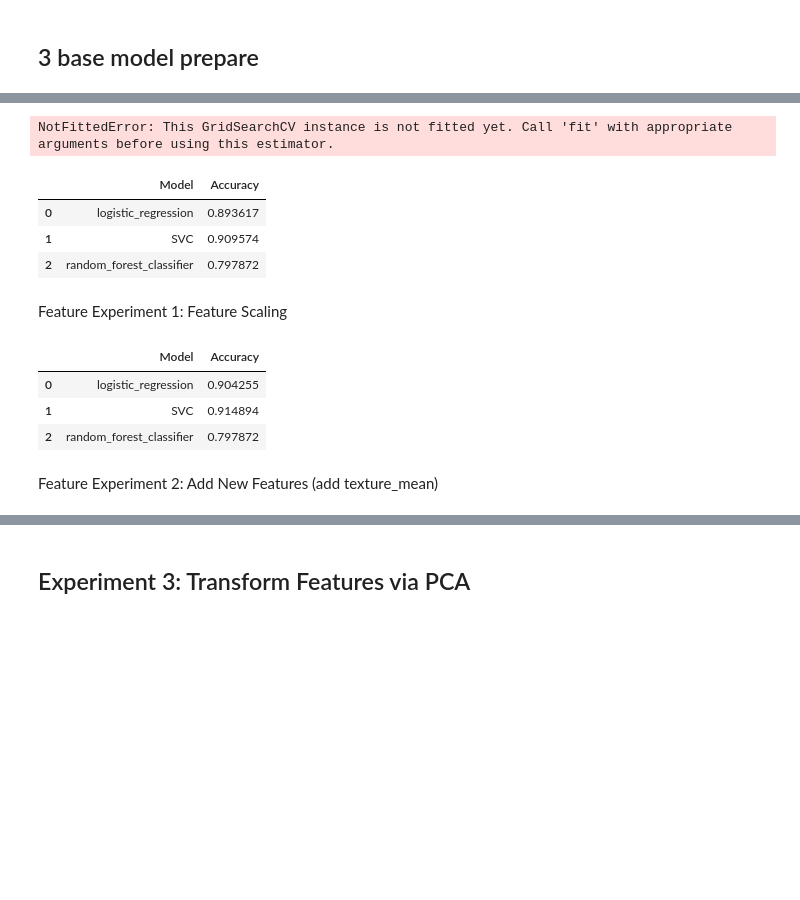
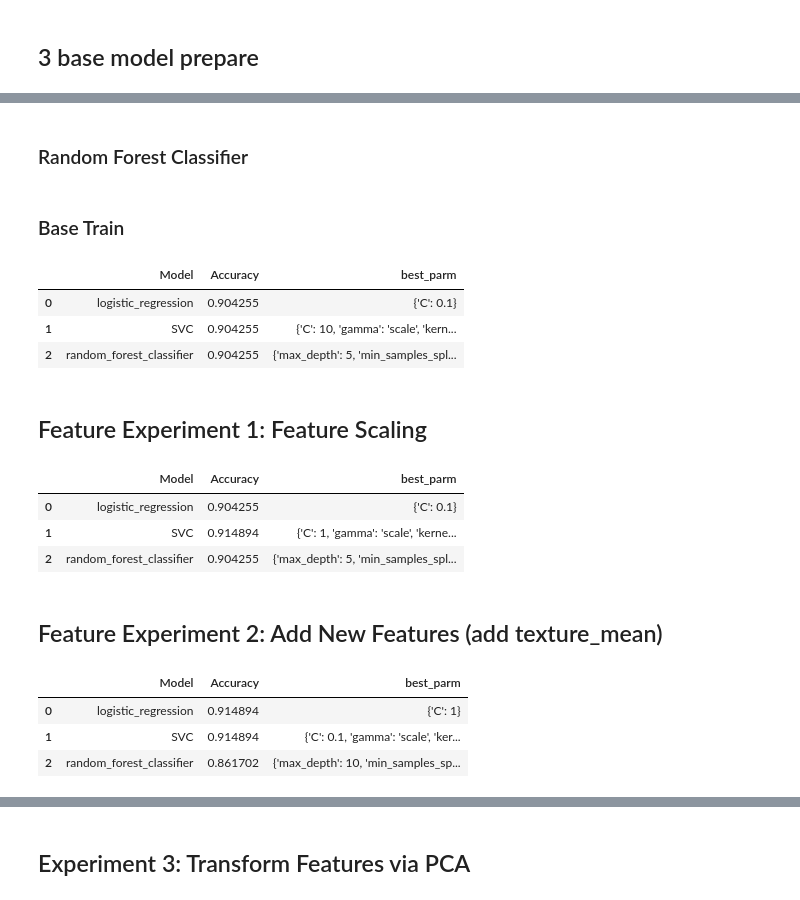
Before and after one commit to andrewlee-29/cancer_classifier, a Jupyter notebook: TrainModel.ipynb, the cells around one changed output, grey strips where cells are left out. Cells and saved outputs as stored; diff of their text form; code cells hidden in the pictures; blank space fills up the shorter version.

Commit message:
correction experiment 5

```diff
--- a/TrainModel.ipynb
+++ b/TrainModel.ipynb
@@ -24,2 +26,5 @@ df.head(3)
+# %%
+all_model_accuracies_df = pd.DataFrame(columns=['Model', 'Base Model',"experiment 1","experiment 2","experiment 3","experiment 4","experiment 5"])
+all_model_accuracies_df['Model'] =['logistic_regression','SVC','random_forest_classifier']
 # %% [markdown]
 ## 3 base model prepare
@@ -54,2 +66,4 @@ def Svc_tranAndPredict(X,y,model_dict):
+# %% [markdown]
+### Random Forest Classifier
 # %%
 #Random Forest Classifier
@@ -63,23 +84,48 @@ def Rfc_tranAndPredict(X,y,model_dict):
+# %% [markdown]
+### Base Train
 # %%
 # X, y = df.drop('diagnosis', axis=1), df[['diagnosis']]
 X, y = df[["radius_mean"]], df[['diagnosis']]
 model_dict = {}
-
-logR_tranAndPredict(X,y,model_dict)
-Svc_tranAndPredict(X,y,model_dict)
-Rfc_tranAndPredict(X,y,model_dict)
+parm_list={}
+logR_tranAndPredict(X,y,model_dict,parm_list)
+Svc_tranAndPredict(X,y,model_dict,parm_list)
+Rfc_tranAndPredict(X,y,model_dict,parm_list)
-# %% [output]
-NotFittedError: This GridSearchCV instance is not fitted yet. Call 'fit' with appropriate arguments before using this estimator.
+# %%
+model_accuracies_df = pd.DataFrame(columns=['Model', 'Accuracy',"best_parm"])
+model_accuracies_df['Model'] = model_dict.keys()
+model_accuracies_df['Accuracy'] = model_dict.values()
+model_accuracies_df['best_parm'] = parm_list.values()
+# store to total results table
+all_model_accuracies_df['Base Model']= model_dict.values()
+#show current results
+model_accuracies_df
+# %% [output]
+|  | Model | Accuracy | best_parm |
+| 0 | logistic_regression | 0.904255 | {'C': 0.1} |
+| 1 | SVC | 0.904255 | {'C': 10, 'gamma': 'scale', 'kern... |
+| 2 | random_forest_classifier | 0.904255 | {'max_depth': 5, 'min_samples_spl... |
+# %% [markdown]
+## Feature Experiment 1: Feature Scaling
+# %%
+X, y = df[["radius_mean"]]**2, df[['diagnosis']]
+model_dict = {}
+parm_list={}
+logR_tranAndPredict(X,y,model_dict,parm_list)
+Svc_tranAndPredict(X,y,model_dict,parm_list)
+Rfc_tranAndPredict(X,y,model_dict,parm_list)
 # %%
-model_accuracies_df = pd.DataFrame(columns=['Model', 'Accuracy'])
+model_accuracies_df = pd.DataFrame(columns=['Model', 'Accuracy',"best_parm"])
 model_accuracies_df['Model'] = model_dict.keys()
-model_accuracies_df['Default model'] = model_dict.values()
+model_accuracies_df['Accuracy'] = model_dict.values()
+model_accuracies_df['best_parm'] = parm_list.values()
+all_model_accuracies_df['experiment 1']= model_dict.values()
 model_accuracies_df
 # %% [output]
-|  | Model | Accuracy |
-| 0 | logistic_regression | 0.893617 |
-| 1 | SVC | 0.909574 |
-| 2 | random_forest_classifier | 0.797872 |
+|  | Model | Accuracy | best_parm |
+| 0 | logistic_regression | 0.904255 | {'C': 0.1} |
+| 1 | SVC | 0.914894 | {'C': 1, 'gamma': 'scale', 'kerne... |
+| 2 | random_forest_classifier | 0.904255 | {'max_depth': 5, 'min_samples_spl... |
-# %% [markdown]
-Feature Experiment 1: Feature Scaling
+# %% [markdown]
+## Feature Experiment 2: Add New Features (add texture_mean)
 # %%
@@ -92,12 +140,12 @@ Rfc_tranAndPredict(X,y,model_dict)
 # %%
-model_accuracies_df = pd.DataFrame(columns=['Model', 'Accuracy'])
+model_accuracies_df = pd.DataFrame(columns=['Model', 'Accuracy',"best_parm"])
 model_accuracies_df['Model'] = model_dict.keys()
 model_accuracies_df['Accuracy'] = model_dict.values()
+model_accuracies_df['best_parm'] = parm_list.values()
+all_model_accuracies_df['experiment 2']= model_dict.values()
 model_accuracies_df
 # %% [output]
-|  | Model | Accuracy |
-| 0 | logistic_regression | 0.904255 |
-| 1 | SVC | 0.914894 |
-| 2 | random_forest_classifier | 0.797872 |
+|  | Model | Accuracy | best_parm |
+| 0 | logistic_regression | 0.914894 | {'C': 1} |
+| 1 | SVC | 0.914894 | {'C': 0.1, 'gamma': 'scale', 'ker... |
+| 2 | random_forest_classifier | 0.861702 | {'max_depth': 10, 'min_samples_sp... |
-# %% [markdown]
-Feature Experiment 2: Add New Features (add texture_mean)
```
Also changed, not shown: parts of 33 cells of this notebook, 1 other file.
